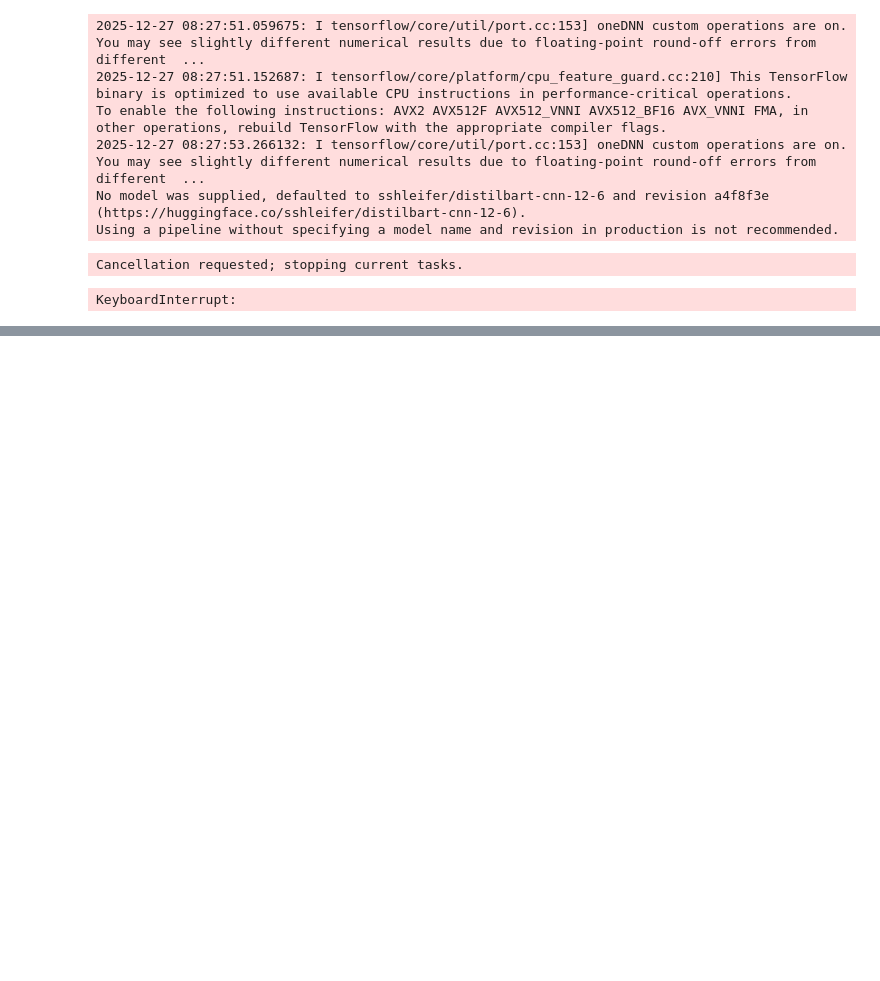
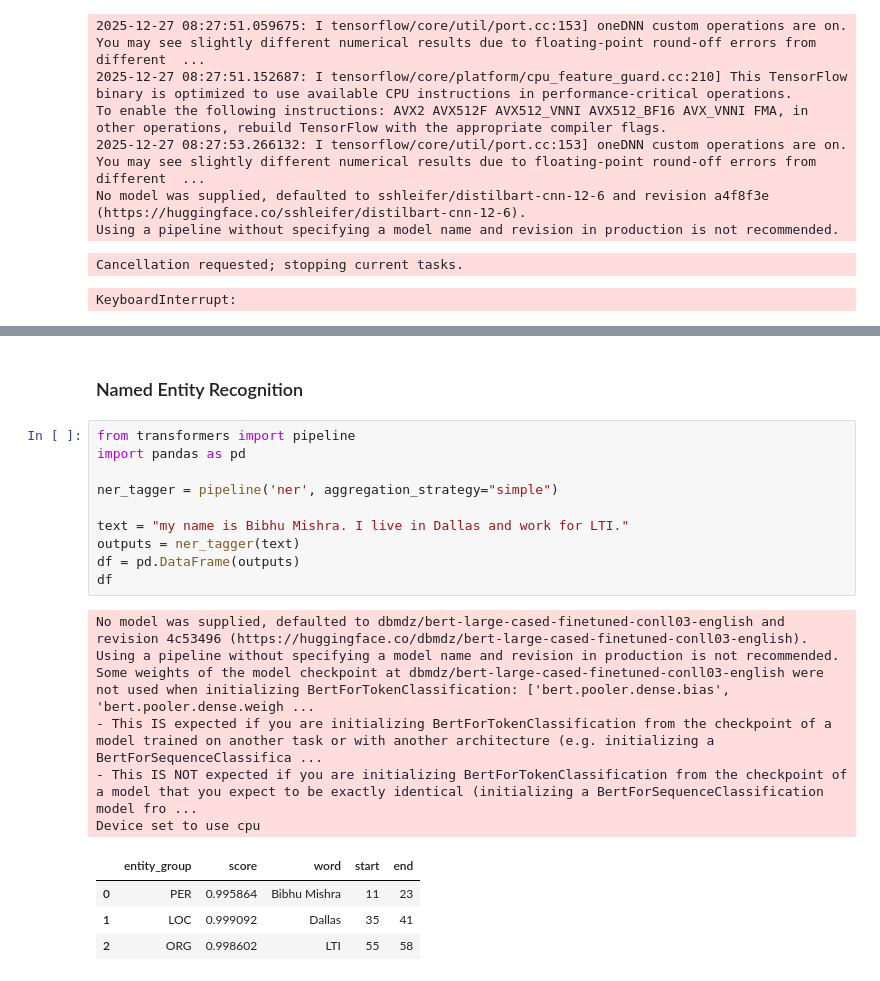
Before and after one commit to bibhu2020/buildllm, a Jupyter notebook: notebooks/hf/01.hf.ipynb, the cells around one changed output, grey strips where cells are left out. Saved outputs shown, nothing was run; the diff lists cells and outputs as text; blank space fills up the shorter version.

```diff
--- a/notebooks/hf/01.hf.ipynb
+++ b/notebooks/hf/01.hf.ipynb
@@ -44,0 +353,23 @@ KeyboardInterrupt:
+# %% [markdown]
+### Named Entity Recognition
+# %%
+from transformers import pipeline
+import pandas as pd
+
+ner_tagger = pipeline('ner', aggregation_strategy="simple")
+
+text = "my name is Bibhu Mishra. I live in Dallas and work for LTI."
+outputs = ner_tagger(text)
+df = pd.DataFrame(outputs)
+df
+# %% [output]
+No model was supplied, defaulted to dbmdz/bert-large-cased-finetuned-conll03-english and revision 4c53496 (https://huggingface.co/dbmdz/bert-large-cased-finetuned-conll03-english).
+Using a pipeline without specifying a model name and revision in production is not recommended.
+Some weights of the model checkpoint at dbmdz/bert-large-cased-finetuned-conll03-english were not used when initializing BertForTokenClassification: ['bert.pooler.dense.bias', 'bert.pooler.dense.weigh ...
+- This IS expected if you are initializing BertForTokenClassification from the checkpoint of a model trained on another task or with another architecture (e.g. initializing a BertForSequenceClassifica ...
+- This IS NOT expected if you are initializing BertForTokenClassification from the checkpoint of a model that you expect to be exactly identical (initializing a BertForSequenceClassification model fro ...
+Device set to use cpu
+|  | entity_group | score | word | start | end |
+| 0 | PER | 0.995864 | Bibhu Mishra | 11 | 23 |
+| 1 | LOC | 0.999092 | Dallas | 35 | 41 |
+| 2 | ORG | 0.998602 | LTI | 55 | 58 |
```
Also changed, not shown: parts of 53 cells of this notebook, 10 other files.
